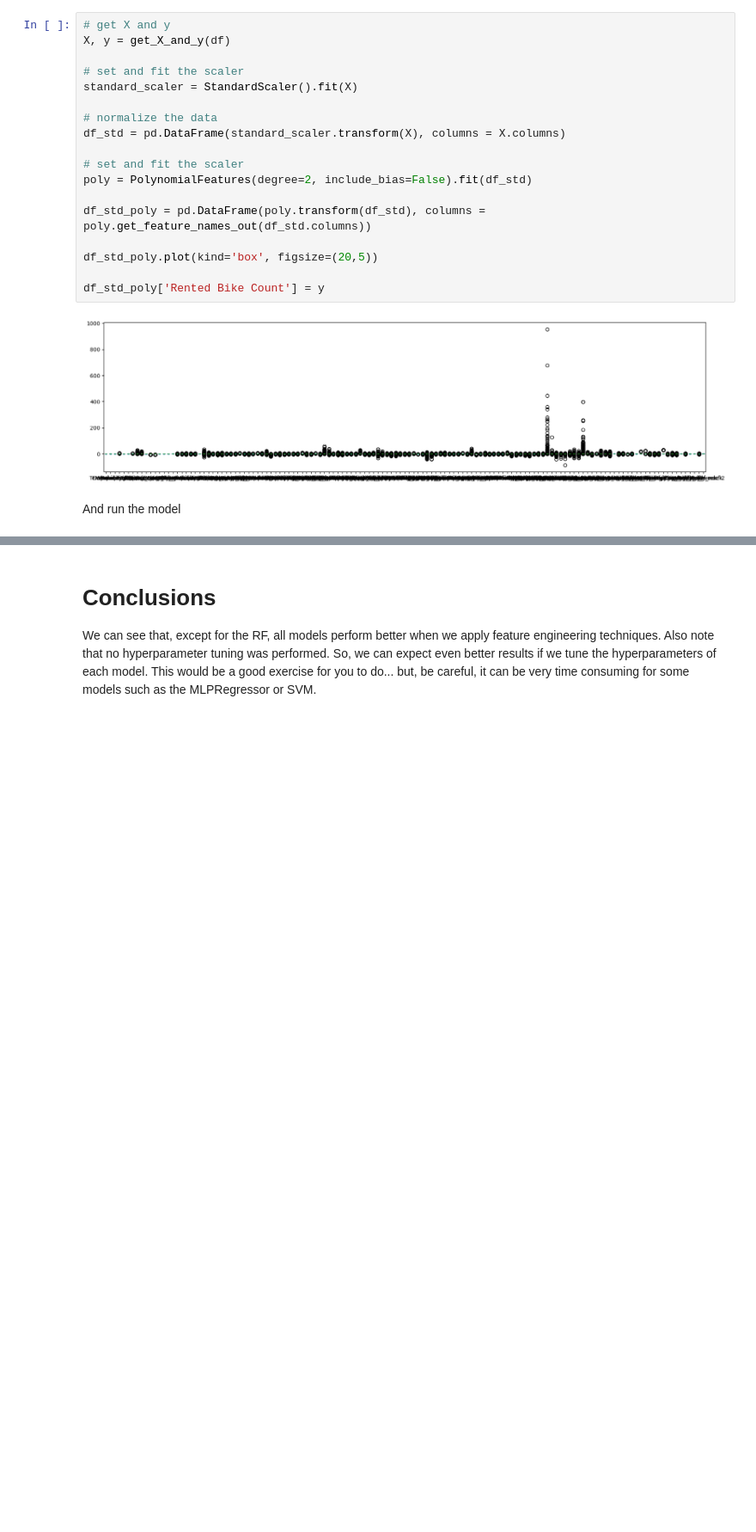
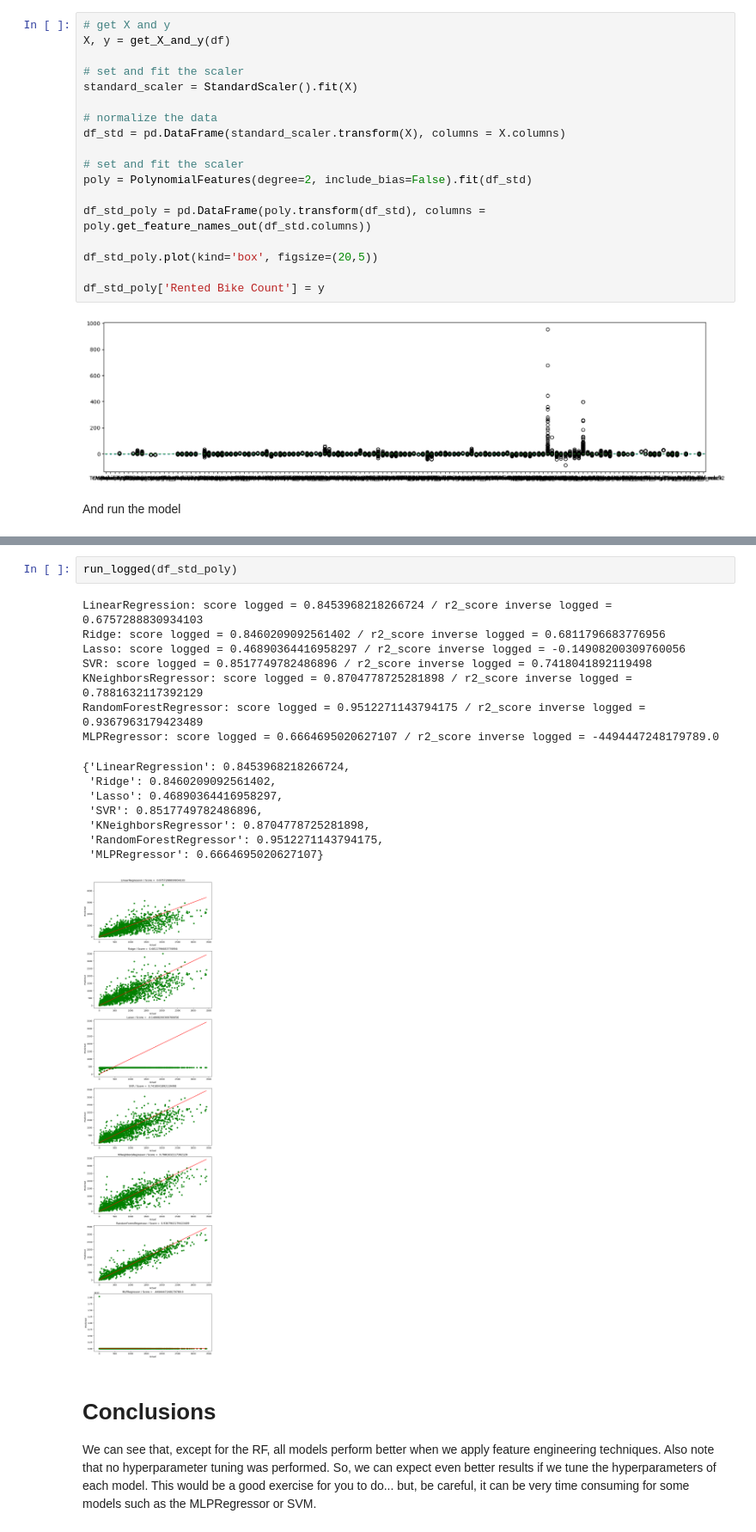
Before and after one commit to pedrojscardoso/MEEC_ISE_UAlg_Machine_learning, a Jupyter notebook: 3-ML/13-Feature_engineering_regressao.ipynb, the cells around one changed output, grey strips where cells are left out. Shown at 86% size. Saved outputs shown, nothing was run; the diff lists cells and outputs as text; blank space fills up the shorter version.

```diff
--- a/3-ML/13-Feature_engineering_regressao.ipynb
+++ b/3-ML/13-Feature_engineering_regressao.ipynb
@@ -396,3 +470,21 @@ all_scores.plot(figsize=(20,8))
+# %%
+run_logged(df_std_poly)
+# %% [output]
+LinearRegression: score logged = 0.8453968218266724 / r2_score inverse logged = 0.6757288830934103
+Ridge: score logged = 0.8460209092561402 / r2_score inverse logged = 0.6811796683776956
+Lasso: score logged = 0.46890364416958297 / r2_score inverse logged = -0.14908200309760056
+SVR: score logged = 0.8517749782486896 / r2_score inverse logged = 0.7418041892119498
+KNeighborsRegressor: score logged = 0.8704778725281898 / r2_score inverse logged = 0.7881632117392129
+RandomForestRegressor: score logged = 0.9512271143794175 / r2_score inverse logged = 0.9367963179423489
+MLPRegressor: score logged = 0.6664695020627107 / r2_score inverse logged = -4494447248179789.0
+{'LinearRegression': 0.8453968218266724,
+ 'Ridge': 0.8460209092561402,
+ 'Lasso': 0.46890364416958297,
+ 'SVR': 0.8517749782486896,
+ 'KNeighborsRegressor': 0.8704778725281898,
+ 'RandomForestRegressor': 0.9512271143794175,
+ 'MLPRegressor': 0.6664695020627107}
+[figure, added]
 # %% [markdown]
 # Conclusions
 
```
Also changed, not shown: parts of 11 cells of this notebook.
